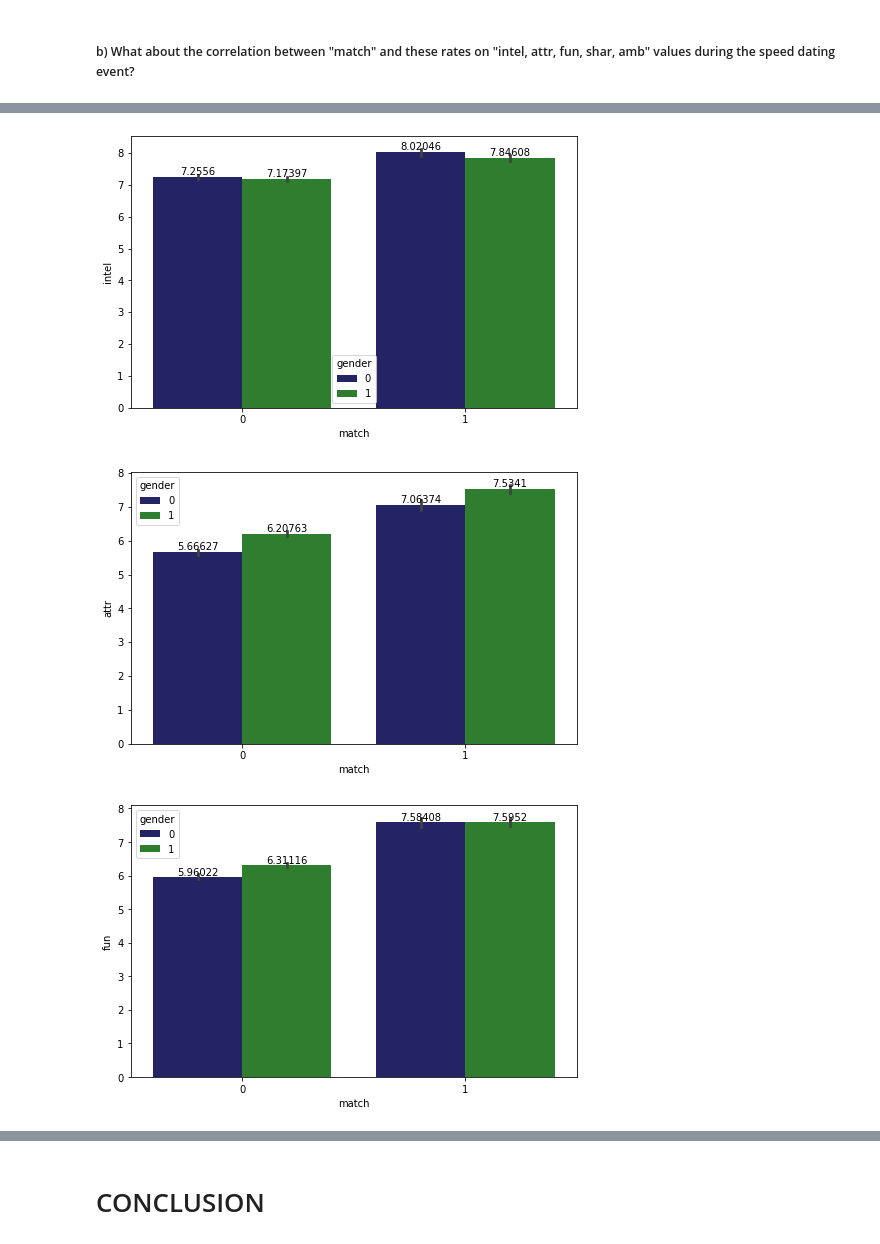
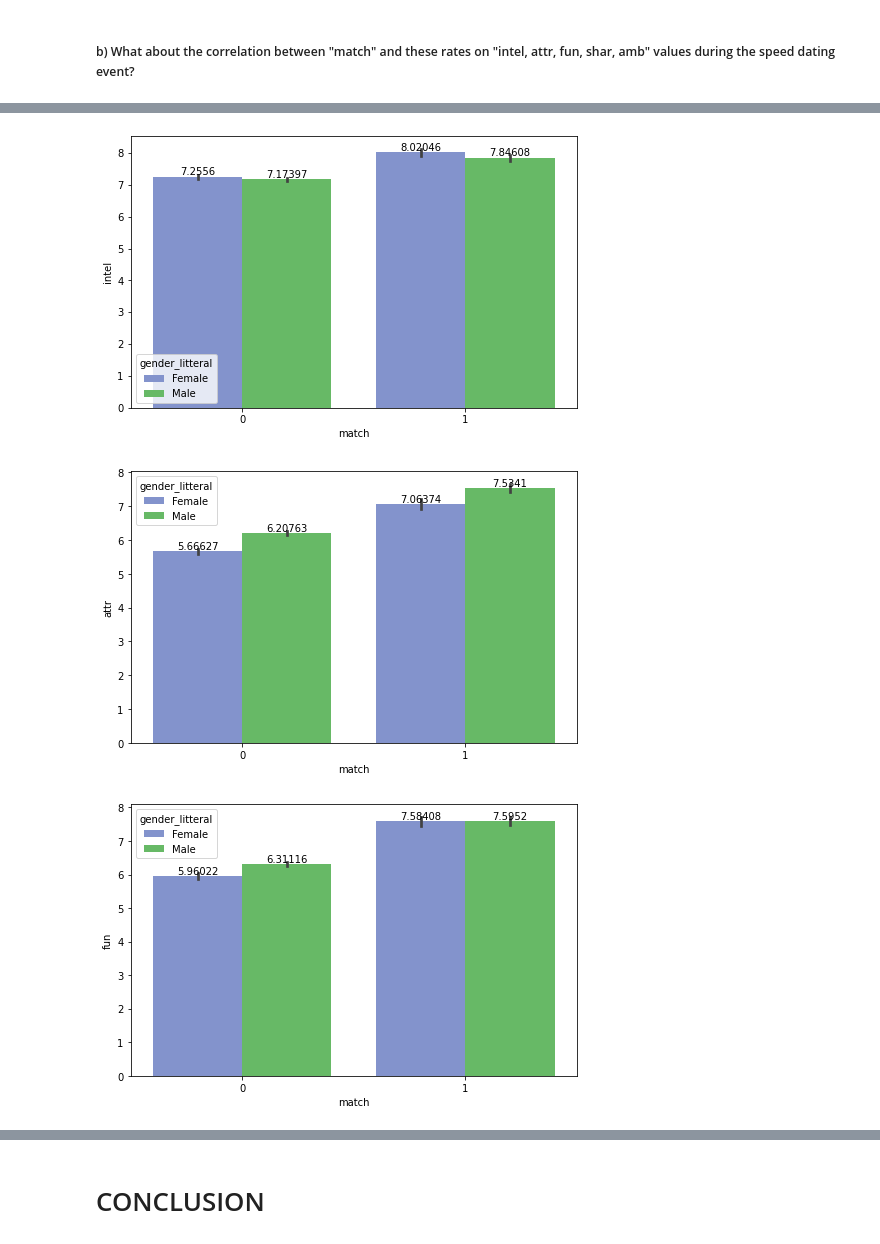
Before and after one commit to christophe-derache/certification35288_bloc2-speed_dating_project, a Jupyter notebook: DERACHE_Projet_Speed_Dating.ipynb.ipynb, the cells around one changed output, grey strips where cells are left out. Saved outputs shown, nothing was run; the diff lists cells and outputs as text; code cells hidden in the pictures.

```diff
--- a/DERACHE_Projet_Speed_Dating.ipynb.ipynb
+++ b/DERACHE_Projet_Speed_Dating.ipynb.ipynb
@@ -404,20 +434,20 @@ Name: match, dtype: int64
 # %%
 labels = 'no_match', 'match'
 
-plt.figure(figsize=(20,8))
+plt.figure(figsize=(20,8), facecolor='white')
 
 plt.subplot(1, 2, 1)
 plt.pie(df['match'].value_counts(),
 labels=labels,
-colors=['midnightblue',"forestgreen"],
+colors=['#778cd8',"#59c758"],
 autopct='%1.1f%%',
-textprops={'color':'white'},
+textprops={'color':'black'},
 explode=[0.18, 0],
 startangle = 180)
 plt.title('Match proportion', fontdict={'color':'#410d88'}, loc='center')
 
 plt.subplot(1, 2, 2)
-ax = sns.countplot(x='match', data=df,  palette=['midnightblue',"forestgreen"])
+ax = sns.countplot(x='match', data=df,  palette=['#778cd8',"#59c758"])
 for container in ax.containers:
     ax.bar_label(container)
 plt.title('Match count', fontdict={'color':'#410d88'})
@@ -427,0 +458,16 @@ plt.show()
+# %%
+plt.figure(figsize=(8,5))
+plt.title('Decision count by gender')
+
+ax= sns.countplot(
+    data=df,
+    x='dec',
+    hue='gender_litteral',
+    palette=['#778cd8','#59c758'],
+    #estimator=sum
+)
+
+for container in ax.containers:
+    ax.bar_label(container)
+
+plt.show()
@@ -444,5 +501,6 @@ plt.show()
 # %%
-df_match_rates = df[['match', 'gender', 'intel', 'attr', 'fun', 'shar', 'amb']]
+df_match_rates = df[['match', 'gender', 'intel', 'attr', 'fun', 'shar', 'amb', 'samerace', 'gender_litteral']]
+df_match_0_rates = df_match_rates[df_match_rates['match']==0]
 df_match_1_rates = df_match_rates[df_match_rates['match']==1]
 df_match_1_rates.shape
 # %% [output]
@@ -452,13 +510,12 @@ list_to_plot = ['intel', 'attr', 'fun', 'shar', 'amb']
 
 for value in list_to_plot:
 
-    sns.displot(
+    sns.kdeplot(
         data=df_match_rates,
         x=value,
-        col='match',
-        #kind='hist',
-        hue='gender',
+        hue='match',
+        common_grid=True
     )
 
-plt.show()
+    plt.show()
 # %% [output]
@@ -470,28 +527,24 @@ plt.show()
 # %%
 list_to_plot = ['intel', 'attr', 'fun', 'shar', 'amb']
 
 
 
 for value in list_to_plot:
     plt.figure(figsize=(8,5))
 
     ax= sns.barplot(
         data=df_match_rates,
         x='match',
-        #color=['blue', 'red'],
         y=value,
-        #col='match',
-        #kind='hist',
-        hue='gender',
-        palette=['midnightblue',"forestgreen"],
-        #estimator=sum
+        hue='gender_litteral',
+        palette=['#778cd8','#59c758'],
     )
 
     for container in ax.containers:
         ax.bar_label(container)
 
     plt.show()
 # %% [output]
-[figure, old version]
+[figure, new version]
-[figure, old version]
+[figure, new version]
-[figure, old version]
+[figure, new version]
```
Also changed, not shown: parts of 27 cells of this notebook, 2 other files.
